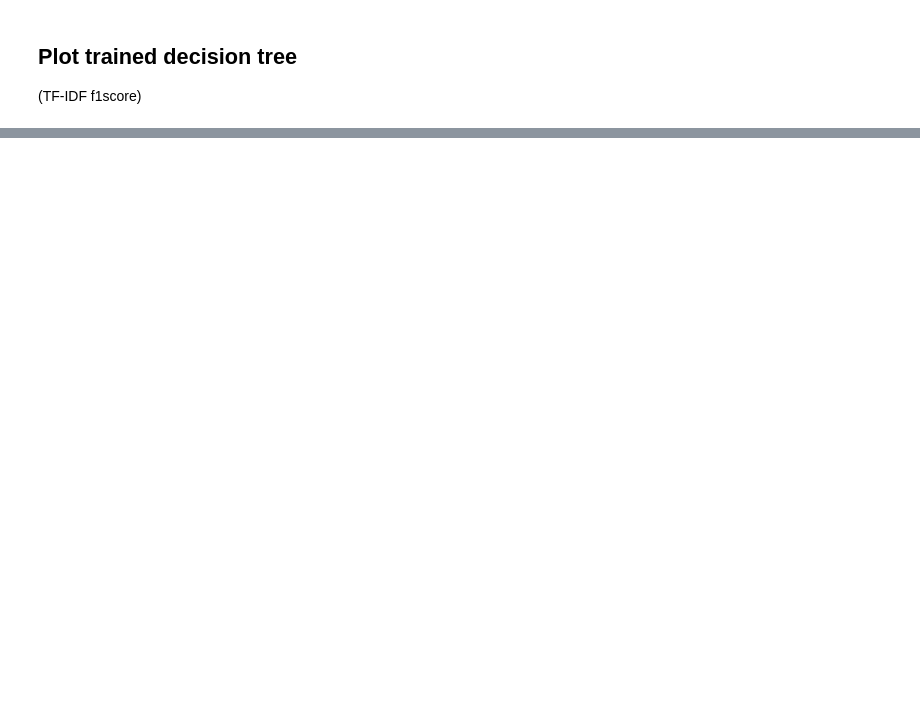
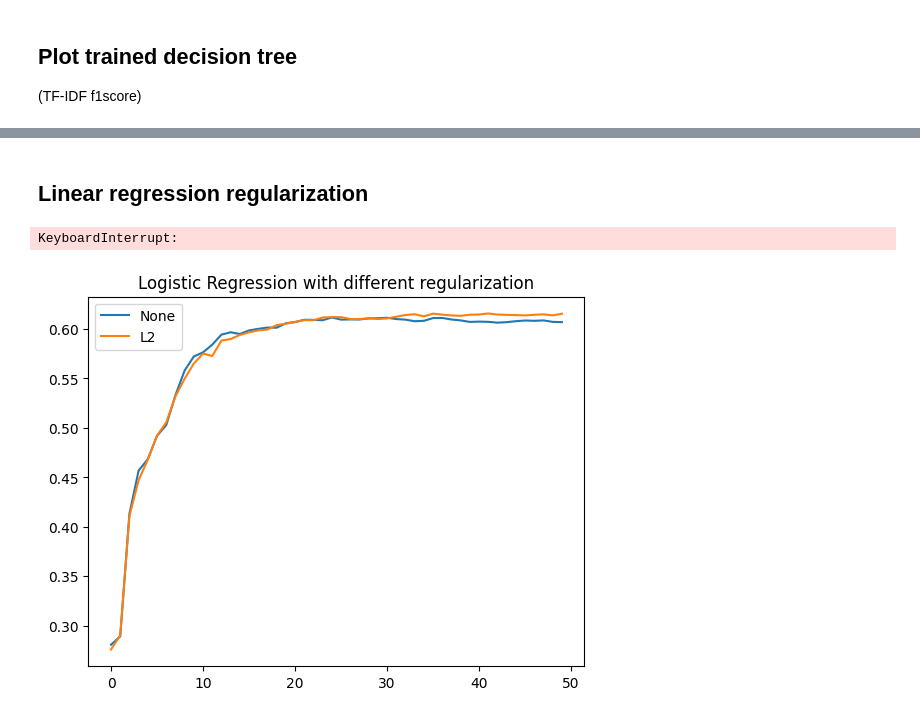
Before and after one commit to PatrykFlama/GameClassifier, a Jupyter notebook: notebooks/plots.ipynb, the cells around one changed output, grey strips where cells are left out. Saved outputs shown, nothing was run; the diff lists cells and outputs as text; code cells hidden in the pictures; blank space fills up the shorter version.

```diff
--- a/notebooks/plots.ipynb
+++ b/notebooks/plots.ipynb
@@ -168,0 +249,11 @@ tmodel.fit()
+# %% [markdown]
+## Linear regression regularization
+# %%
+X = input_preprocessing.bag_of_words(data.games['description'], max_features=10000)
+y = output_preprocessing.multilabel_binarizer(data.games['genres'])
+# %%
+model_def_none = models.LogisticRegression(X, y, eval_ms.f1score, max_iter=50, regularization=None)
+model_def_none.fit()
+# %%
+model_def_l2 = models.LogisticRegression(X, y, eval_ms.f1score, max_iter=50, regularization='l2')
+model_def_l2.fit()
@@ -168,0 +263,5 @@ tmodel.fit()
+# %%
+model_l1 = models.LogisticRegression(X, y, eval_ms.f1score, max_iter=30, regularization='l1', solver='saga')
+model_l1.fit()
+# %% [output]
+KeyboardInterrupt:
@@ -168,0 +271,13 @@ tmodel.fit()
+# %%
+eval_names = ['None', 'L2']
+# history = [model_none.history_, model_l2.history_]
+# eval_names = ['None', 'L2']
+history = [model_def_none.history_, model_def_l2.history_]
+
+for i in range(len(eval_names)):
+    plt.plot(history[i])
+plt.legend(eval_names)
+plt.title('Logistic Regression with different regularization')
+plt.show()
+# %% [output]
+[figure, added]
```
Also changed, not shown: parts of 15 cells of this notebook, 4 other files.
